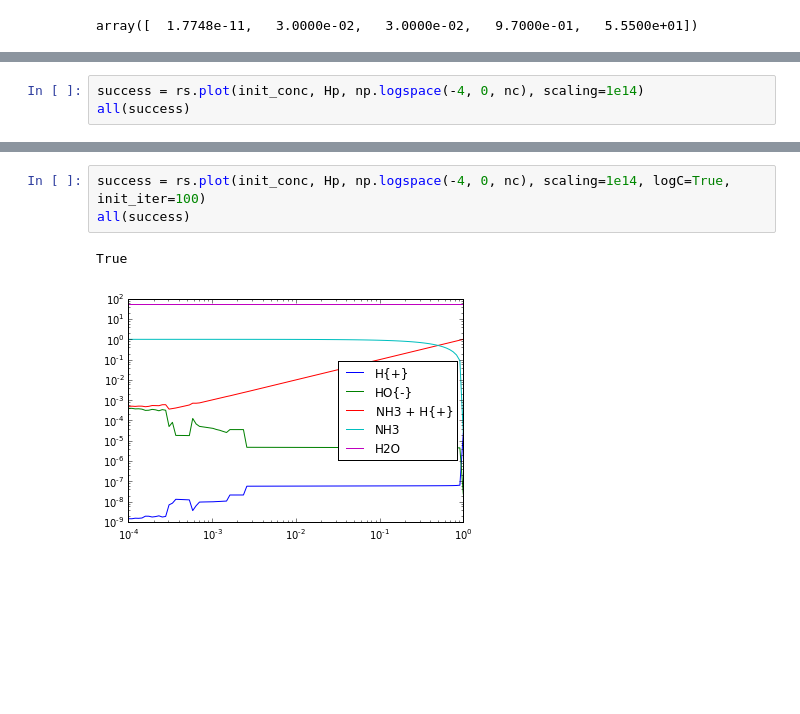
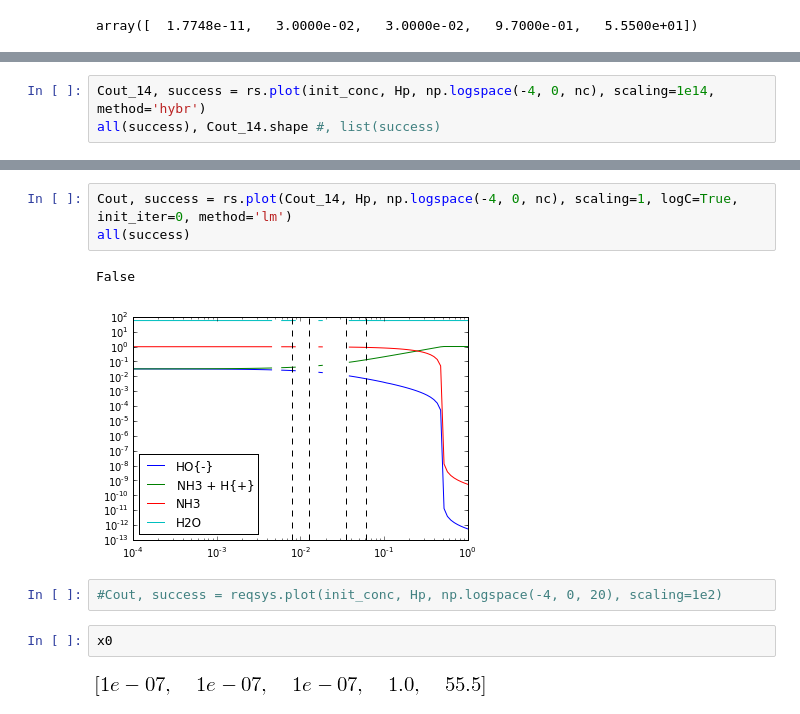
Before and after one commit to bjodah/chempy, a Jupyter notebook: examples/Ammonia.ipynb, the cells around one changed output, grey strips where cells are left out. Cells and saved outputs as stored; diff of their text form; blank space fills up the shorter version.

```diff
--- a/examples/Ammonia.ipynb
+++ b/examples/Ammonia.ipynb
@@ -197,4 +197,4 @@ for i, s in enumerate(success):
 # %%
-success = rs.plot(init_conc, Hp, np.logspace(-4, 0, nc), scaling=1e14)
-all(success)
+Cout_14, success = rs.plot(init_conc, Hp, np.logspace(-4, 0, nc), scaling=1e14, method='hybr')
+all(success), Cout_14.shape #, list(success)
 # %% [output]
@@ -204,6 +215,12 @@ False
 # %%
-success = rs.plot(init_conc, Hp, np.logspace(-4, 0, nc), scaling=1e14, logC=True, init_iter=100)
+Cout, success = rs.plot(Cout_14, Hp, np.logspace(-4, 0, nc), scaling=1, logC=True, init_iter=0, method='lm')
 all(success)
 # %% [output]
-True
+False
-[figure, old version]
+[figure, new version]
+# %%
+#Cout, success = reqsys.plot(init_conc, Hp, np.logspace(-4, 0, 20), scaling=1e2)
+# %%
+x0
+# %% [output]
+[figure, added]
```
Also changed, not shown: parts of 17 cells of this notebook, 3 other files.
